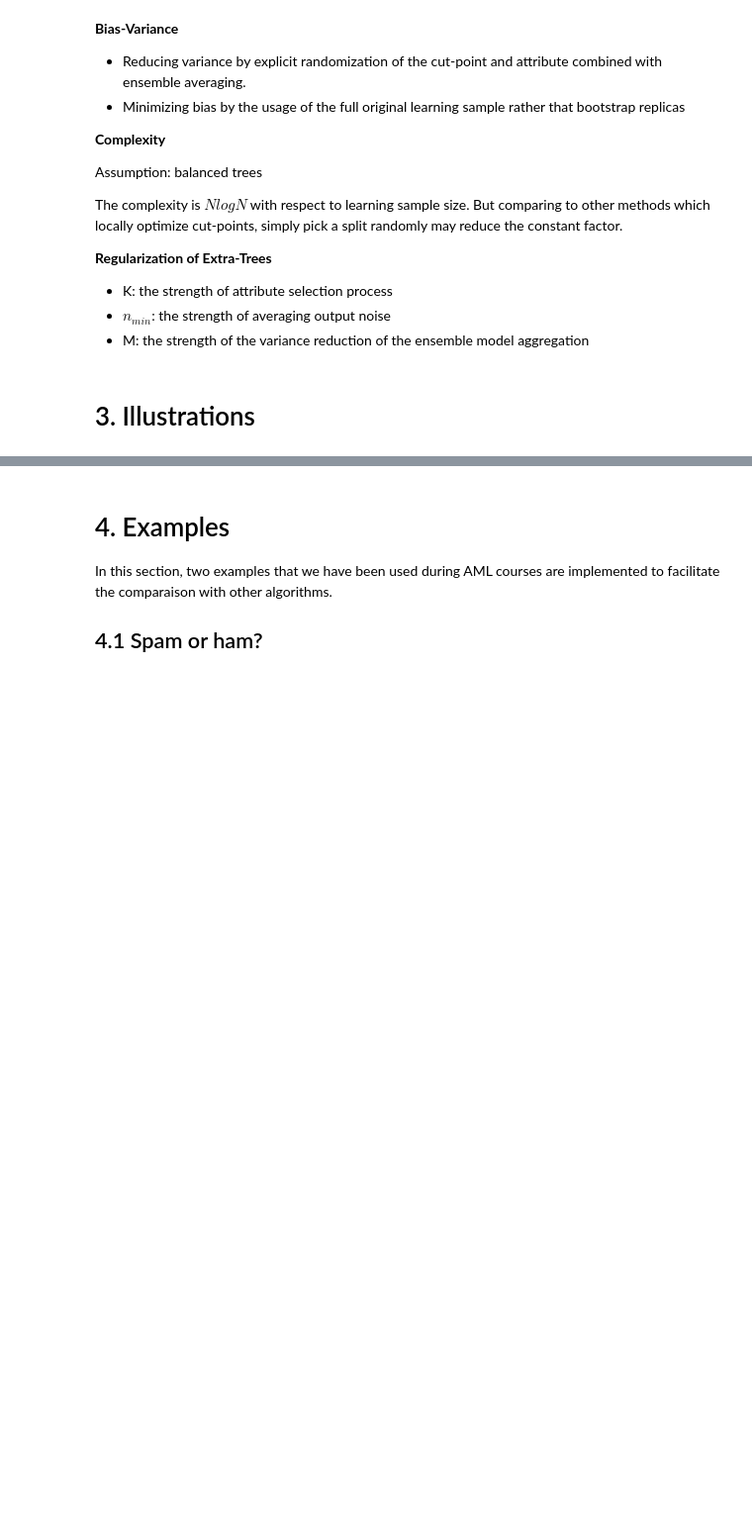
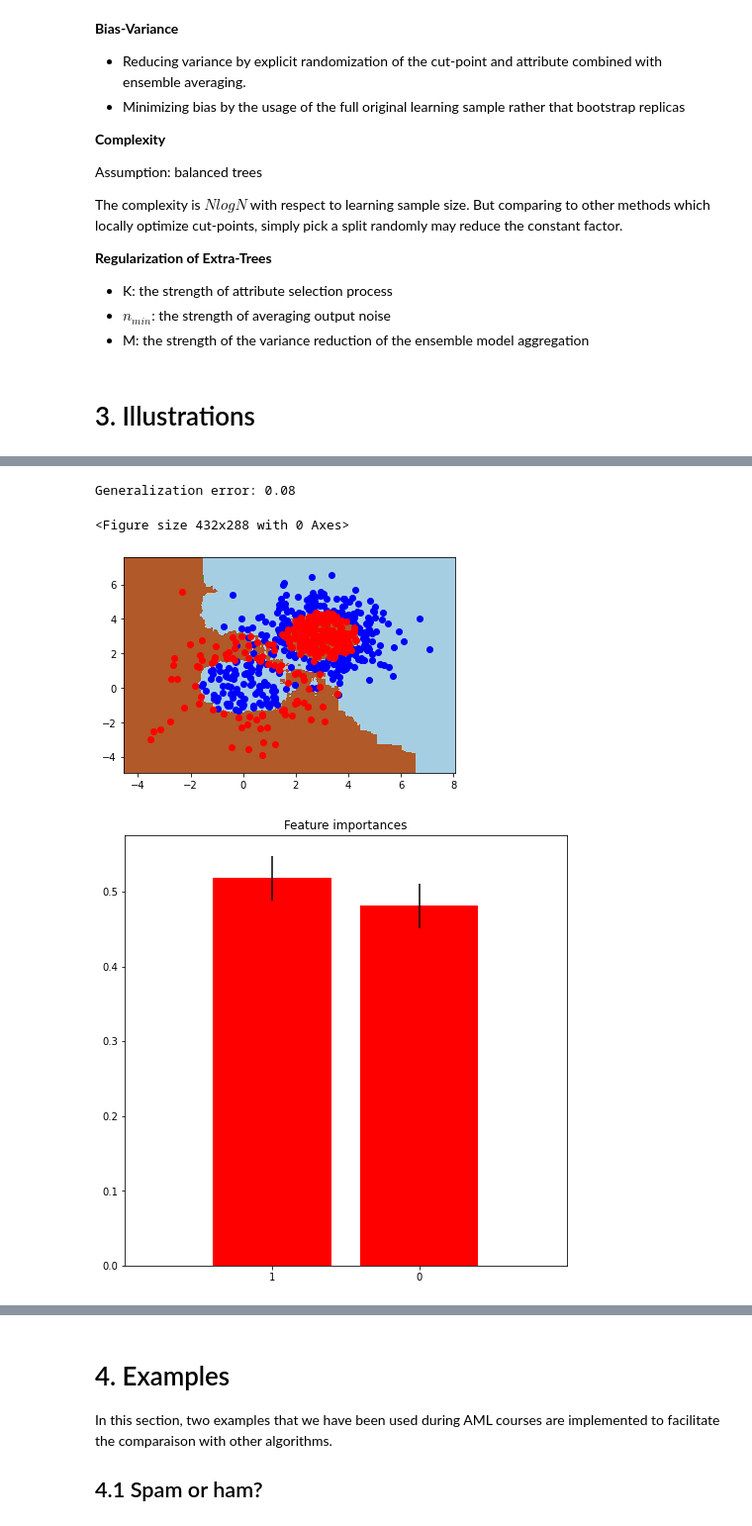
Before and after one commit to Ziqing-WU/ERT-Notebook, a Jupyter notebook: ExtraTrees.ipynb, the cells around one changed output, grey strips where cells are left out. Shown at 99% size. Saved outputs shown, nothing was run; the diff lists cells and outputs as text; code cells hidden in the pictures; blank space fills up the shorter version.

```diff
--- a/ExtraTrees.ipynb
+++ b/ExtraTrees.ipynb
@@ -150,0 +183,49 @@ from sklearn.metrics import confusion_matrix
+# %%
+def plot_decision_boundary(f,X,y):
+    plot_step = 0.02
+    x0_min, x0_max = X[:, 0].min() - 1, X[:, 0].max() + 1
+    x1_min, x1_max = X[:, 1].min() - 1, X[:, 1].max() + 1
+    xx0, xx1 = np.meshgrid(np.arange(x0_min, x0_max, plot_step), np.arange(x1_min, x1_max, plot_step))
+    yypred = f.predict(np.c_[xx0.ravel(),xx1.ravel()])
+    yypred = yypred.reshape(xx0.shape)
+    plt.figure()
+    plt.contourf(xx0, xx1, yypred, cmap=plt.cm.Paired)
+    y_pred = f.predict(X)
+    Xblue_good = X[np.equal(y,-1)*np.equal(y,y_pred)]
+    Xblue_bad  = X[np.equal(y,-1)*np.not_equal(y,y_pred)]
+    Xred_good  = X[np.equal(y,1)*np.equal(y,y_pred)]
+    Xred_bad   = X[np.equal(y,1)*np.not_equal(y,y_pred)]
+    plt.scatter(Xblue_good[:,0],Xblue_good[:,1],c='b')
+    plt.scatter(Xblue_bad[:,0],Xblue_bad[:,1],c='c',marker='v')
+    plt.scatter(Xred_good[:,0],Xred_good[:,1],c='r')
+    plt.scatter(Xred_bad[:,0],Xred_bad[:,1],c='m',marker='v')
+    plt.show()
+# %%
+### Generate data
+X,y = gen_data(1)
+Xtest,X = np.split(X,[400])
+ytest,y = np.split(y,[400])
+
+et = ExtraTreesClassifier(n_estimators=101, criterion='gini', max_depth=None, min_samples_split=2, min_samples_leaf=1, max_features='sqrt', bootstrap=False)
+et.fit(X,y)
+
+# Plot
+print("Generalization error: %g"%(1.-et.score(Xtest,ytest)))
+plt.figure()
+plot_decision_boundary(et,X,y)
+
+# Feature importance
+importances = et.feature_importances_
+std = np.std([tree.feature_importances_ for tree in et.estimators_], axis=0)
+indices = np.argsort(importances)[::-1]
+plt.figure(figsize=(8,8))
+plt.title("Feature importances")
+plt.bar(range(X.shape[1]), importances[indices], color="r", yerr=std[indices], align="center")
+plt.xticks(range(X.shape[1]), indices)
+plt.xlim([-1, X.shape[1]])
+plt.show()
+# %% [output]
+Generalization error: 0.08
+<Figure size 432x288 with 0 Axes>
+[figure, added]
+[figure, added]
```
Also changed, not shown: parts of 6 cells of this notebook.
